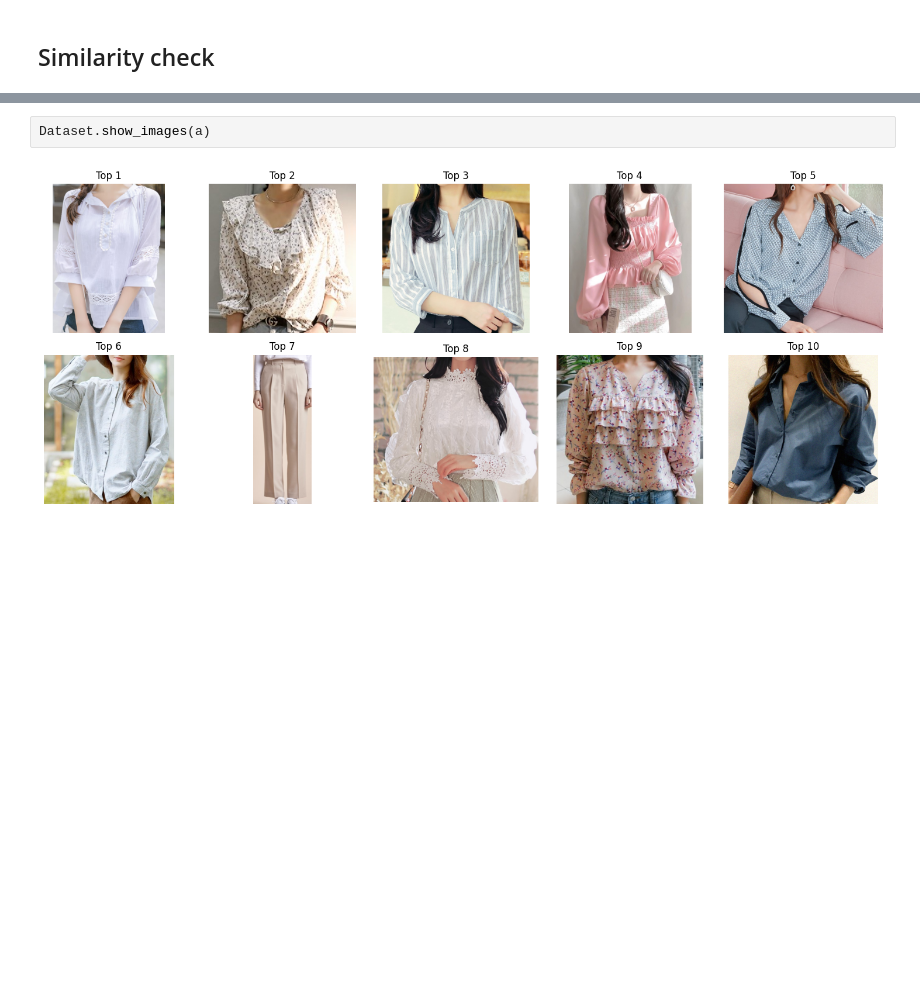
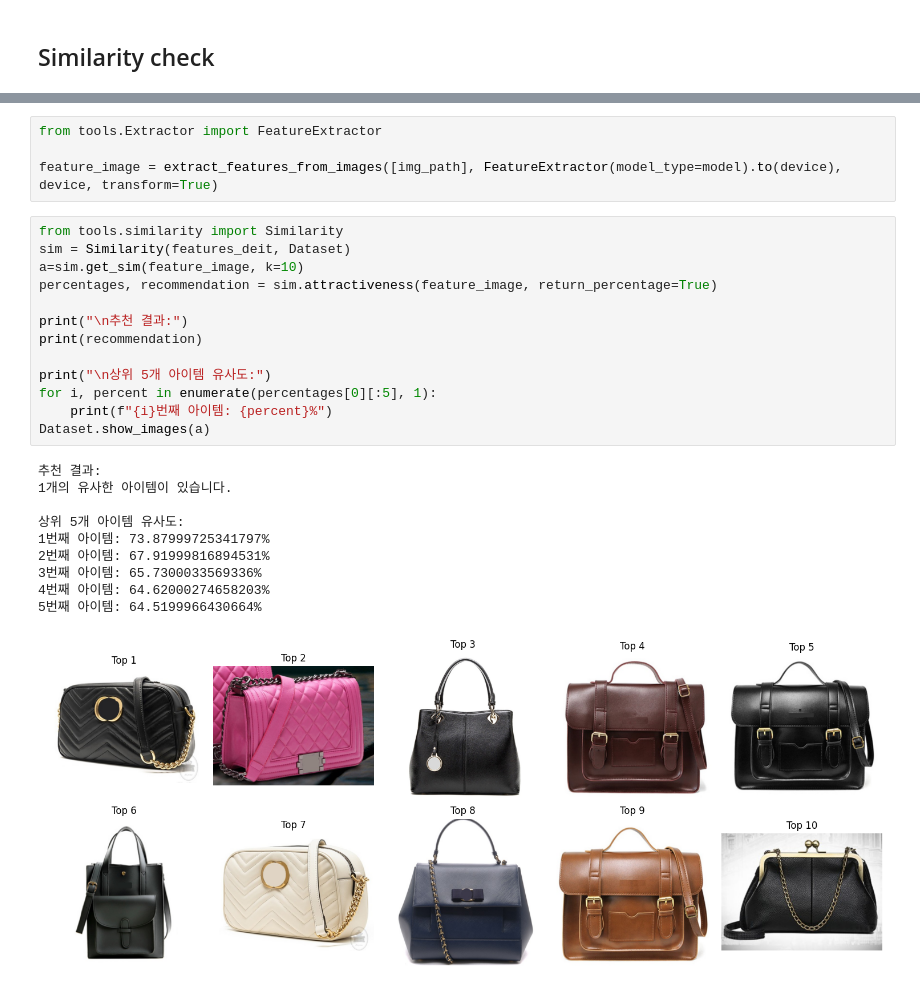
Before and after one commit to MinwooKim1990/ClosetMate, a Jupyter notebook: pj1_Main_example.ipynb, the cells around one changed output, grey strips where cells are left out. Saved outputs shown, nothing was run; the diff lists cells and outputs as text; blank space fills up the shorter version.

Commit message:
Modulize and adding attractiveness

```diff
--- a/pj1_Main_example.ipynb
+++ b/pj1_Main_example.ipynb
@@ -151,4 +120,28 @@ a=get_sim(features_deit, feature_image, Dataset, 10)
-# %%
-Dataset.show_images(a)
-# %% [output]
-[figure, removed]
+# %%
+from tools.Extractor import FeatureExtractor
+
+feature_image = extract_features_from_images([img_path], FeatureExtractor(model_type=model).to(device), device, transform=True)
+# %%
+from tools.similarity import Similarity
+sim = Similarity(features_deit, Dataset)
+a=sim.get_sim(feature_image, k=10)
+percentages, recommendation = sim.attractiveness(feature_image, return_percentage=True)
+
+print("\n추천 결과:")
+print(recommendation)
+
+print("\n상위 5개 아이템 유사도:")
+for i, percent in enumerate(percentages[0][:5], 1):
+    print(f"{i}번째 아이템: {percent}%")
+Dataset.show_images(a)
+# %% [output]
+추천 결과:
+1개의 유사한 아이템이 있습니다.
+
+상위 5개 아이템 유사도:
+1번째 아이템: 73.87999725341797%
+2번째 아이템: 67.91999816894531%
+3번째 아이템: 65.7300033569336%
+4번째 아이템: 64.62000274658203%
+5번째 아이템: 64.5199966430664%
+[figure, added]
```
Also changed, not shown: parts of 9 cells of this notebook, 9 other files.
